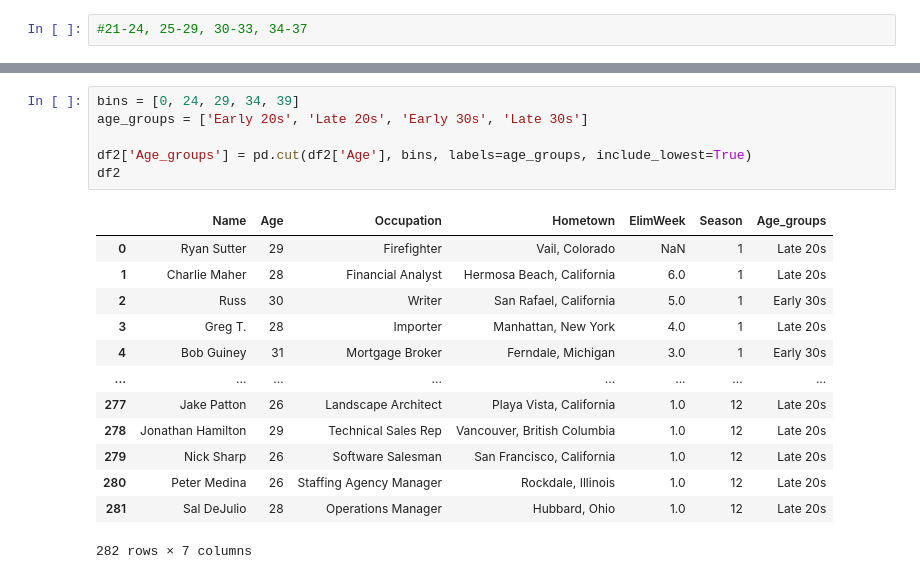
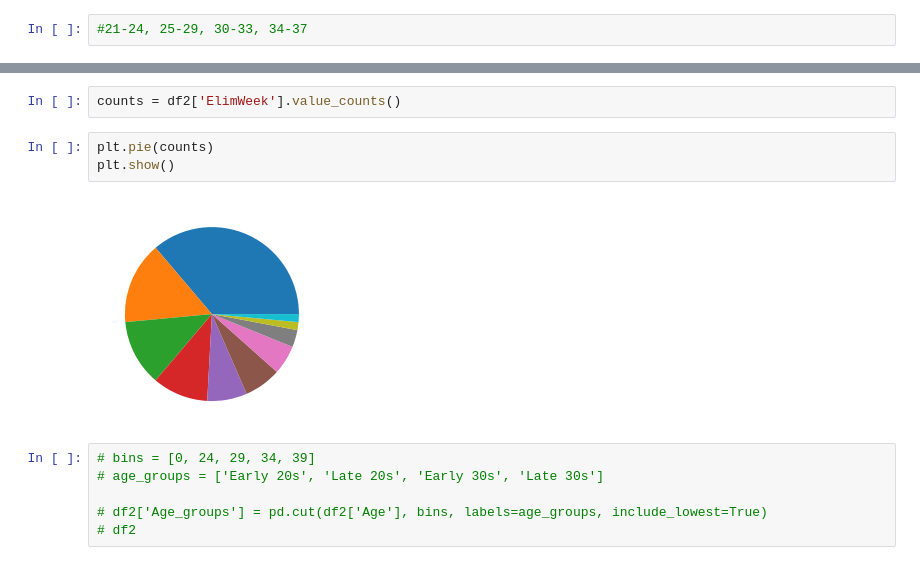
Before and after one commit to WilliamDHughes/smu_project1_bachelor, a Jupyter notebook: Will's Work/the bachelor data cleaning I guess.ipynb, the cells around one changed output, grey strips where cells are left out. Drawn from its saved outputs; the diff is of its cells as text.

```diff
--- a/Will's Work/the bachelor data cleaning I guess.ipynb
+++ b/Will's Work/the bachelor data cleaning I guess.ipynb
@@ -85,22 +101,15 @@ df1
 423 rows × 8 columns
+# %%
+counts = df2['ElimWeek'].value_counts()
+# %%
+plt.pie(counts)
+plt.show()
+# %% [output]
+[figure, added]
 # %%
-bins = [0, 24, 29, 34, 39]
-age_groups = ['Early 20s', 'Late 20s', 'Early 30s', 'Late 30s']
+# bins = [0, 24, 29, 34, 39]
+# age_groups = ['Early 20s', 'Late 20s', 'Early 30s', 'Late 30s']
 
-df2['Age_groups'] = pd.cut(df2['Age'], bins, labels=age_groups, include_lowest=True)
-df2
+# df2['Age_groups'] = pd.cut(df2['Age'], bins, labels=age_groups, include_lowest=True)
+# df2
-# %% [output]
-|  | Name | Age | Occupation | Hometown | ElimWeek | Season | Age_groups |
-| 0 | Ryan Sutter | 29 | Firefighter | Vail, Colorado | NaN | 1 | Late 20s |
-| 1 | Charlie Maher | 28 | Financial Analyst | Hermosa Beach, California | 6.0 | 1 | Late 20s |
-| 2 | Russ | 30 | Writer | San Rafael, California | 5.0 | 1 | Early 30s |
-| 3 | Greg T. | 28 | Importer | Manhattan, New York | 4.0 | 1 | Late 20s |
-| 4 | Bob Guiney | 31 | Mortgage Broker | Ferndale, Michigan | 3.0 | 1 | Early 30s |
-| ... | ... | ... | ... | ... | ... | ... | ... |
-| 277 | Jake Patton | 26 | Landscape Architect | Playa Vista, California | 1.0 | 12 | Late 20s |
-| 278 | Jonathan Hamilton | 29 | Technical Sales Rep | Vancouver, British Columbia | 1.0 | 12 | Late 20s |
-| 279 | Nick Sharp | 26 | Software Salesman | San Francisco, California | 1.0 | 12 | Late 20s |
-| 280 | Peter Medina | 26 | Staffing Agency Manager | Rockdale, Illinois | 1.0 | 12 | Late 20s |
-| 281 | Sal DeJulio | 28 | Operations Manager | Hubbard, Ohio | 1.0 | 12 | Late 20s |
-282 rows × 7 columns
 # %%
```
Also changed, not shown: parts of 15 cells of this notebook, 1 other file.
